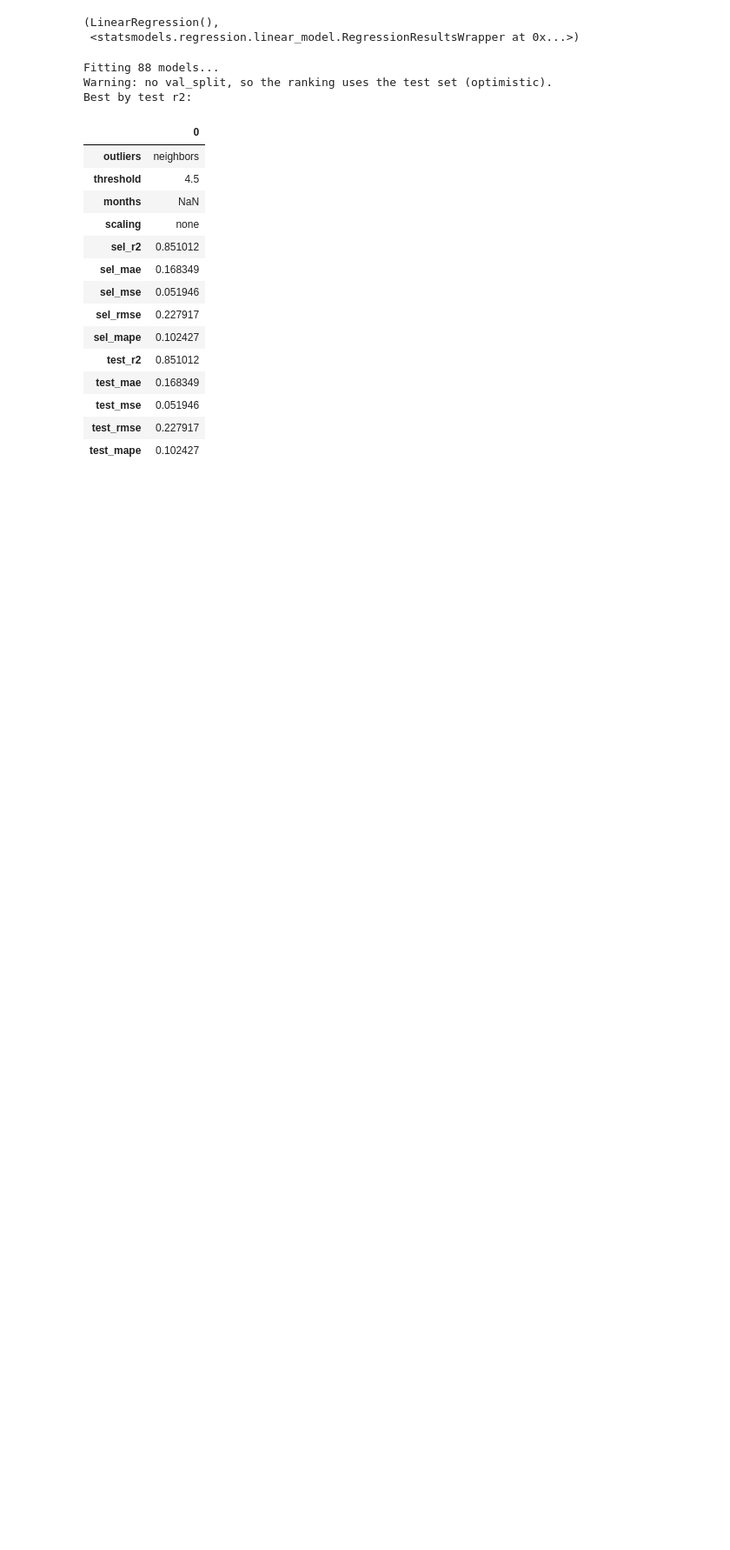
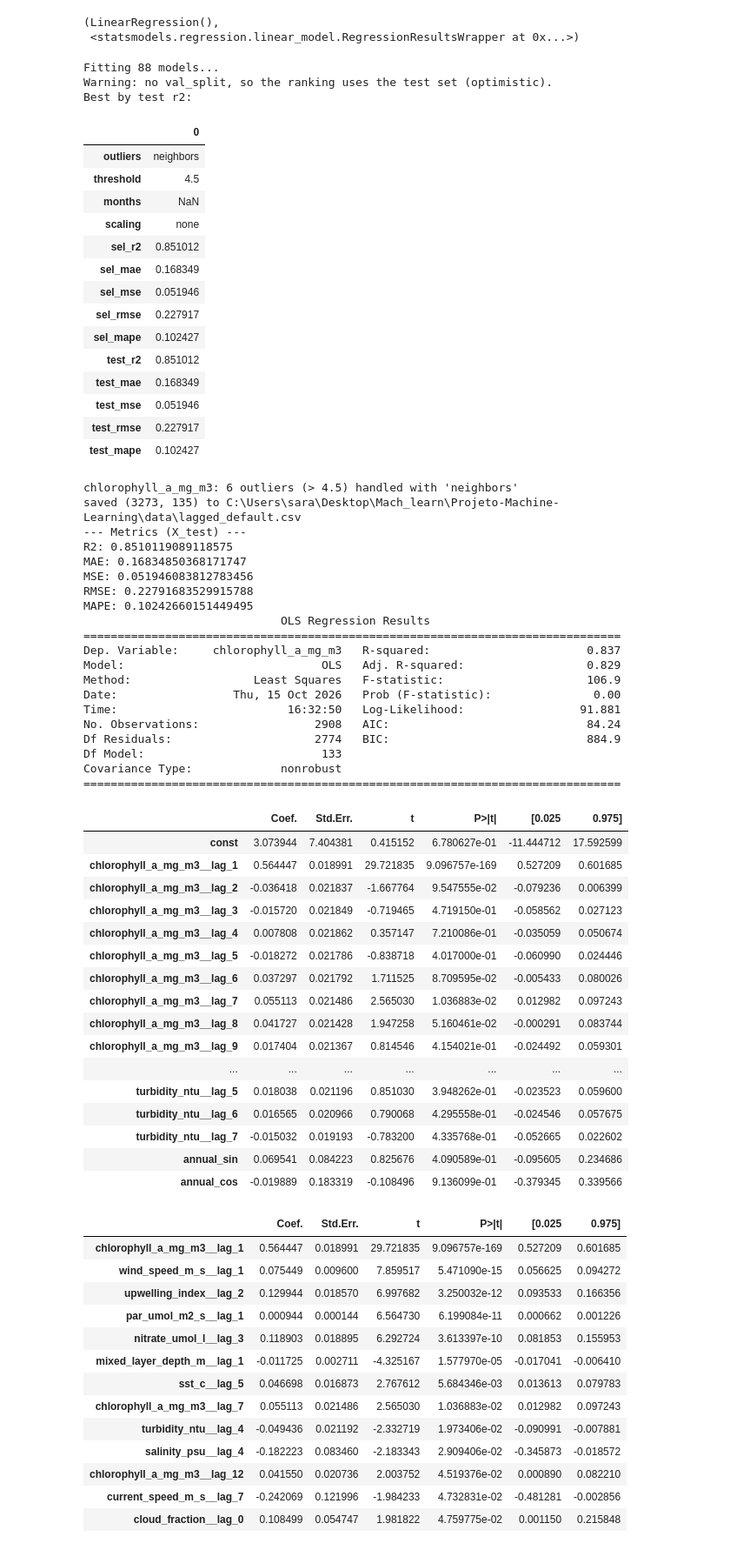
Before and after one commit to margaridardsf/Projeto-Machine-Learning, a Jupyter notebook: project_part1/training_code/experiencias3.ipynb, the cells around one changed output. Shown at 87% size. Drawn from its saved outputs; the diff is of its cells as text; code cells hidden in the pictures; blank space fills up the shorter version.

Commit message:
outliers

```diff
--- a/project_part1/training_code/experiencias3.ipynb
+++ b/project_part1/training_code/experiencias3.ipynb
@@ -1125,3 +1123,62 @@ Best by test r2:
 | test_mse | 0.051946 |
 | test_rmse | 0.227917 |
 | test_mape | 0.102427 |
+# %%
+# Outliers - neighbors | Lag Default | No Scaling | sig=0.05
+df_outliers_neighbors = handle_outliers(df, blf.TARGET, threshold=4.5,
+                            method="neighbors", fit_until="2023-01-01")
+
+neighbors_lagged = build_and_save(df_outliers_neighbors, "lagged_default")
+analysis_LOS(neighbors_lagged, scaling=None, sig=0.05, split="2023-01-01")
+# %% [output]
+chlorophyll_a_mg_m3: 6 outliers (> 4.5) handled with 'neighbors'
+saved (3273, 135) to C:\Users\sara\Desktop\Mach_learn\Projeto-Machine-Learning\data\lagged_default.csv
+--- Metrics (X_test) ---
+R2: 0.8510119089118575
+MAE: 0.16834850368171747
+MSE: 0.051946083812783456
+RMSE: 0.22791683529915788
+MAPE: 0.10242660151449495
+                             OLS Regression Results
+===============================================================================
+Dep. Variable:     chlorophyll_a_mg_m3   R-squared:                       0.837
+Model:                             OLS   Adj. R-squared:                  0.829
+Method:                  Least Squares   F-statistic:                     106.9
+Date:                 Thu, 15 Oct 2026   Prob (F-statistic):               0.00
+Time:                         16:32:50   Log-Likelihood:                 91.881
+No. Observations:                 2908   AIC:                             84.24
+Df Residuals:                     2774   BIC:                             884.9
+Df Model:                          133
+Covariance Type:             nonrobust
+===============================================================================
+|  | Coef. | Std.Err. | t | P>|t| | [0.025 | 0.975] |
+| const | 3.073944 | 7.404381 | 0.415152 | 6.780627e-01 | -11.444712 | 17.592599 |
+| chlorophyll_a_mg_m3__lag_1 | 0.564447 | 0.018991 | 29.721835 | 9.096757e-169 | 0.527209 | 0.601685 |
+| chlorophyll_a_mg_m3__lag_2 | -0.036418 | 0.021837 | -1.667764 | 9.547555e-02 | -0.079236 | 0.006399 |
+| chlorophyll_a_mg_m3__lag_3 | -0.015720 | 0.021849 | -0.719465 | 4.719150e-01 | -0.058562 | 0.027123 |
+| chlorophyll_a_mg_m3__lag_4 | 0.007808 | 0.021862 | 0.357147 | 7.210086e-01 | -0.035059 | 0.050674 |
+| chlorophyll_a_mg_m3__lag_5 | -0.018272 | 0.021786 | -0.838718 | 4.017000e-01 | -0.060990 | 0.024446 |
+| chlorophyll_a_mg_m3__lag_6 | 0.037297 | 0.021792 | 1.711525 | 8.709595e-02 | -0.005433 | 0.080026 |
+| chlorophyll_a_mg_m3__lag_7 | 0.055113 | 0.021486 | 2.565030 | 1.036883e-02 | 0.012982 | 0.097243 |
+| chlorophyll_a_mg_m3__lag_8 | 0.041727 | 0.021428 | 1.947258 | 5.160461e-02 | -0.000291 | 0.083744 |
+| chlorophyll_a_mg_m3__lag_9 | 0.017404 | 0.021367 | 0.814546 | 4.154021e-01 | -0.024492 | 0.059301 |
+| ... | ... | ... | ... | ... | ... | ... |
+| turbidity_ntu__lag_5 | 0.018038 | 0.021196 | 0.851030 | 3.948262e-01 | -0.023523 | 0.059600 |
+| turbidity_ntu__lag_6 | 0.016565 | 0.020966 | 0.790068 | 4.295558e-01 | -0.024546 | 0.057675 |
+| turbidity_ntu__lag_7 | -0.015032 | 0.019193 | -0.783200 | 4.335768e-01 | -0.052665 | 0.022602 |
+| annual_sin | 0.069541 | 0.084223 | 0.825676 | 4.090589e-01 | -0.095605 | 0.234686 |
+| annual_cos | -0.019889 | 0.183319 | -0.108496 | 9.136099e-01 | -0.379345 | 0.339566 |
+|  | Coef. | Std.Err. | t | P>|t| | [0.025 | 0.975] |
+| chlorophyll_a_mg_m3__lag_1 | 0.564447 | 0.018991 | 29.721835 | 9.096757e-169 | 0.527209 | 0.601685 |
+| wind_speed_m_s__lag_1 | 0.075449 | 0.009600 | 7.859517 | 5.471090e-15 | 0.056625 | 0.094272 |
+| upwelling_index__lag_2 | 0.129944 | 0.018570 | 6.997682 | 3.250032e-12 | 0.093533 | 0.166356 |
+| par_umol_m2_s__lag_1 | 0.000944 | 0.000144 | 6.564730 | 6.199084e-11 | 0.000662 | 0.001226 |
+| nitrate_umol_l__lag_3 | 0.118903 | 0.018895 | 6.292724 | 3.613397e-10 | 0.081853 | 0.155953 |
+| mixed_layer_depth_m__lag_1 | -0.011725 | 0.002711 | -4.325167 | 1.577970e-05 | -0.017041 | -0.006410 |
+| sst_c__lag_5 | 0.046698 | 0.016873 | 2.767612 | 5.684346e-03 | 0.013613 | 0.079783 |
+| chlorophyll_a_mg_m3__lag_7 | 0.055113 | 0.021486 | 2.565030 | 1.036883e-02 | 0.012982 | 0.097243 |
+| turbidity_ntu__lag_4 | -0.049436 | 0.021192 | -2.332719 | 1.973406e-02 | -0.090991 | -0.007881 |
+| salinity_psu__lag_4 | -0.182223 | 0.083460 | -2.183343 | 2.909406e-02 | -0.345873 | -0.018572 |
+| chlorophyll_a_mg_m3__lag_12 | 0.041550 | 0.020736 | 2.003752 | 4.519376e-02 | 0.000890 | 0.082210 |
+| current_speed_m_s__lag_7 | -0.242069 | 0.121996 | -1.984233 | 4.732831e-02 | -0.481281 | -0.002856 |
+| cloud_fraction__lag_0 | 0.108499 | 0.054747 | 1.981822 | 4.759775e-02 | 0.001150 | 0.215848 |
```
Also changed, not shown: parts of 5 cells of this notebook, 6 other files.
